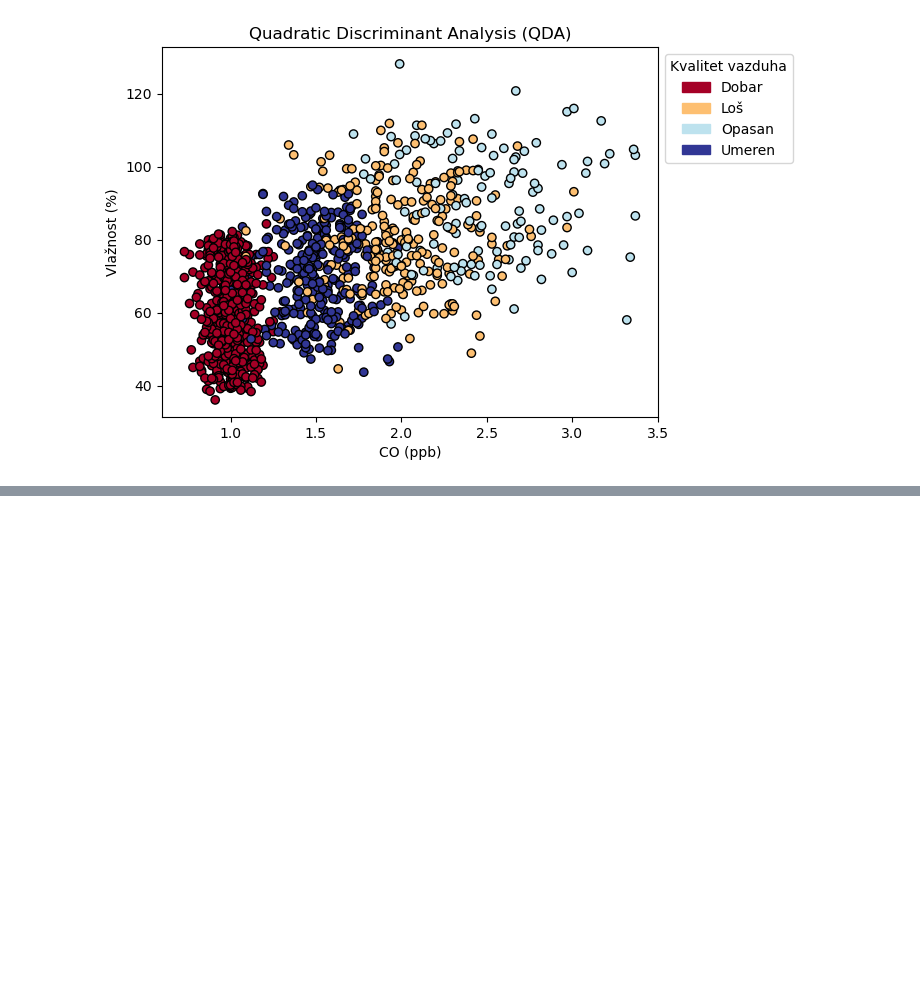
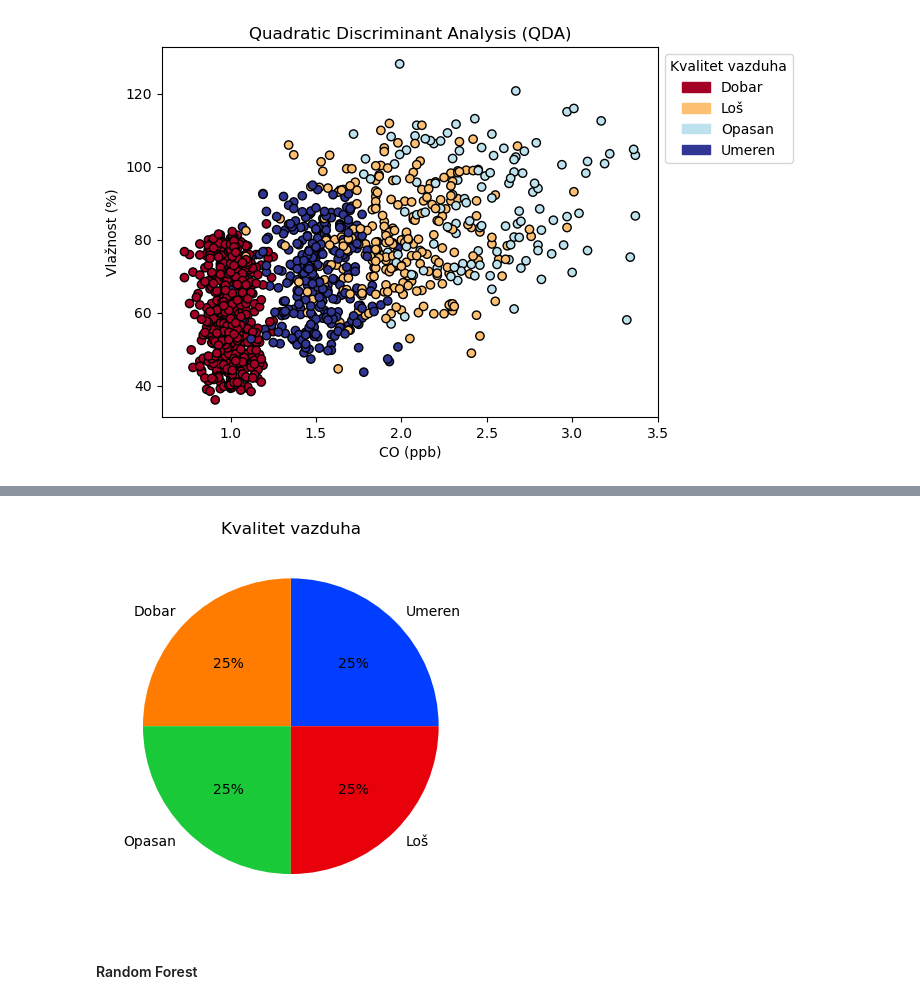
Before and after one commit to markoandjel/MachineLearning, a Jupyter notebook: Projekat I/projekat1.ipynb, the cells around one changed output, grey strips where cells are left out. Cells and saved outputs as stored; diff of their text form; code cells hidden in the pictures; blank space fills up the shorter version.

```diff
--- a/Projekat I/projekat1.ipynb
+++ b/Projekat I/projekat1.ipynb
@@ -1185,0 +1244,20 @@ plt.show()
+# %%
+# Cell 84: SMOTE (Synthetic Minority Over-sampling Technique) - proširenje skupa podataka
+
+from imblearn.over_sampling import SMOTE
+
+# Priprema podataka za SMOTE (bez target kolone)
+features = df.drop('Kvalitet_Vazduha', axis=1)
+target = df['Kvalitet_Vazduha']
+
+# Primena SMOTE (za numeričke podatke)
+smote = SMOTE(random_state=42)
+features_smote, target_smote = smote.fit_resample(features, target)
+
+# Kreiraj novi DataFrame sa SMOTE podacima
+df_smote = pd.DataFrame(features_smote, columns=features.columns)
+df_smote['Kvalitet_Vazduha'] = target_smote
+
+print("Original distribucija klasa:\n", target.value_counts())
+print("SMOTE distribucija klasa:\n", df_smote['Kvalitet_Vazduha'].value_counts())
+df_smote.head()
@@ -1185,0 +1285,10 @@ plt.show()
+# %%
+air_quality=df_smote['Kvalitet_Vazduha'].value_counts()
+palette_color = seaborn.color_palette('bright')
+plt.pie(air_quality.values, labels=encoder.inverse_transform(air_quality.index), colors=palette_color, autopct='%.0f%%')
+plt.title("Kvalitet vazduha")
+plt.show()
+# %% [output]
+[figure, added]
+# %% [markdown]
+#### Random Forest
```
Also changed, not shown: parts of 43 cells of this notebook, 6 other files.
